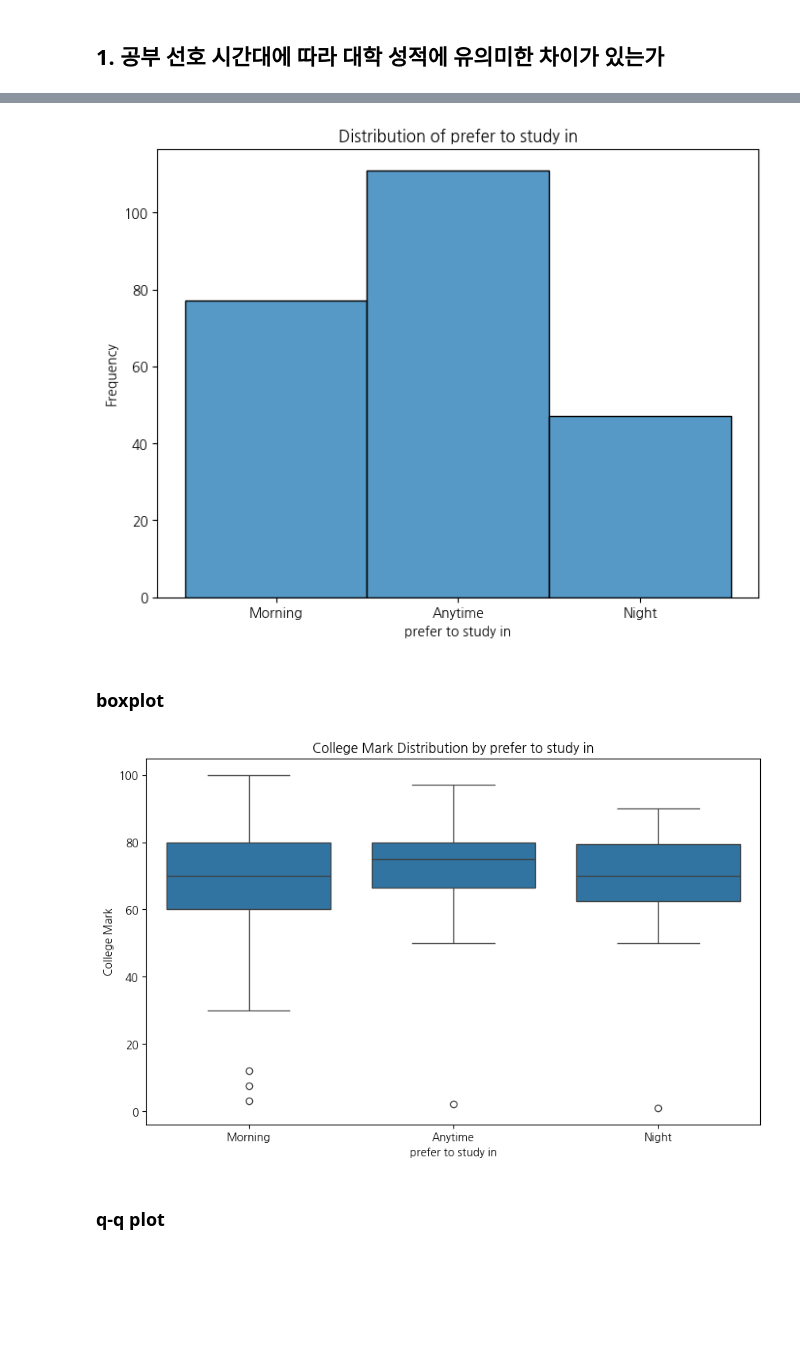
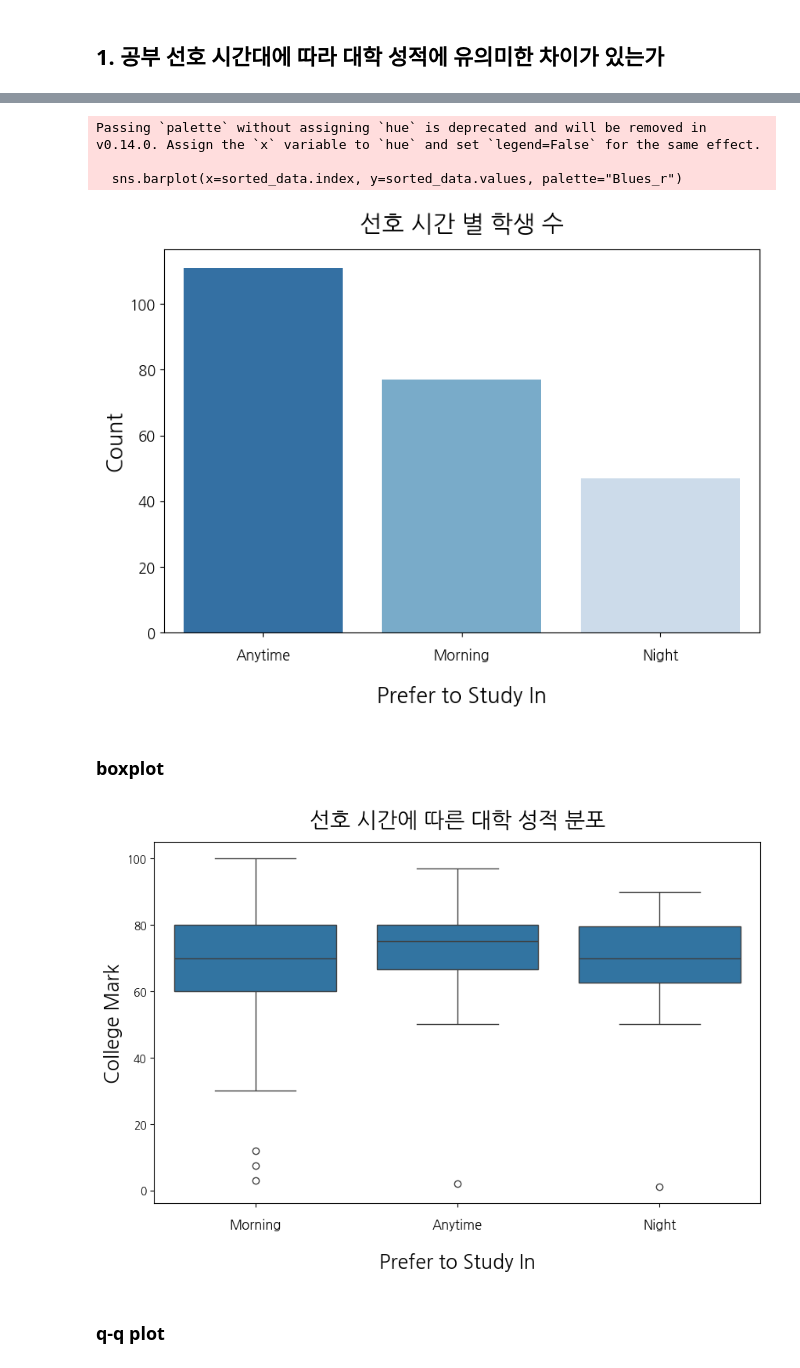
Before and after one commit to 2024-2-SDA/2024-2-SDA, a Jupyter notebook: _EDA_정리.ipynb, the cells around one changed output, grey strips where cells are left out. Saved outputs shown, nothing was run; the diff lists cells and outputs as text; code cells hidden in the pictures; blank space fills up the shorter version.

```diff
--- a/_EDA_정리.ipynb
+++ b/_EDA_정리.ipynb
@@ -77,23 +77,39 @@ plt.rcParams['font.family'] = 'NanumGothic'
 # %%
+import matplotlib.pyplot as plt
+import seaborn as sns
+import pandas as pd
+
+sorted_data = data['prefer to study in'].value_counts().sort_values(ascending=False)
+
 plt.figure(figsize=(8, 6))
-sns.histplot(data=data, x='prefer to study in', bins=10)
-plt.title('Distribution of prefer to study in')
-plt.xlabel('prefer to study in')
-plt.ylabel('Frequency')
+sns.barplot(x=sorted_data.index, y=sorted_data.values, palette="Blues_r")
+
+# 그래프 레이블 설정
+plt.xlabel('Prefer to Study In', fontsize=18, labelpad=20)
+plt.ylabel('Count', fontsize=18)
+plt.title('선호 시간 별 학생 수', fontsize=20, pad=15)
+plt.xticks(fontsize=12)
+plt.yticks(fontsize=12)
+plt.tight_layout()
+plt.xticks(fontsize=12, y=-0.02)
 plt.show()
 # %% [output]
+Passing `palette` without assigning `hue` is deprecated and will be removed in v0.14.0. Assign the `x` variable to `hue` and set `legend=False` for the same effect.
+
+  sns.barplot(x=sorted_data.index, y=sorted_data.values, palette="Blues_r")
-[figure, old version]
+[figure, new version]
 # %% [markdown]
 ### boxplot
 # %%
 plt.figure(figsize=(10, 6))
 sns.boxplot(data=data, x='prefer to study in', y='college mark')
-plt.title('College Mark Distribution by prefer to study in')
-plt.xlabel('prefer to study in')
-plt.ylabel('College Mark')
+plt.xlabel('Prefer to Study In', fontsize=18, labelpad=20)
+plt.ylabel('College Mark', fontsize=18)
+plt.title('선호 시간에 따른 대학 성적 분포', fontsize=20, pad=15)
+plt.xticks(fontsize=12, y=-0.02)
 plt.show()
 # %% [output]
-[figure, old version]
+[figure, new version]
 # %% [markdown]
 ### q-q plot
 # %%
```
Also changed, not shown: parts of 34 cells of this notebook, 1 other file.
